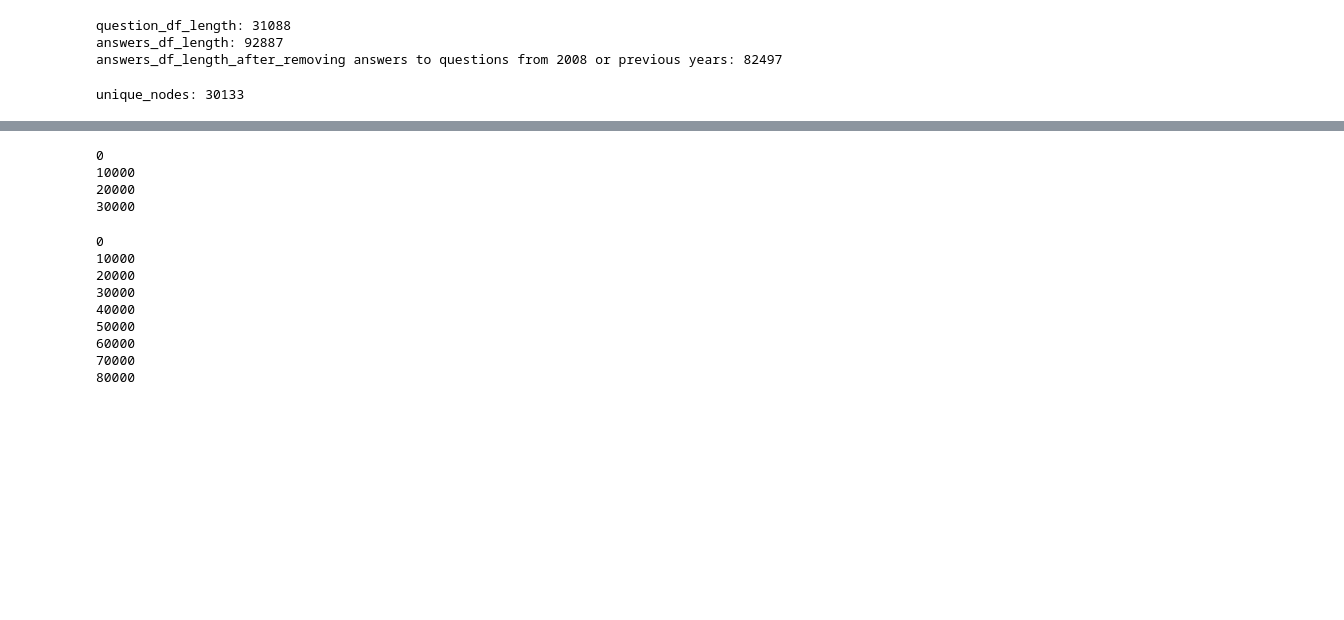
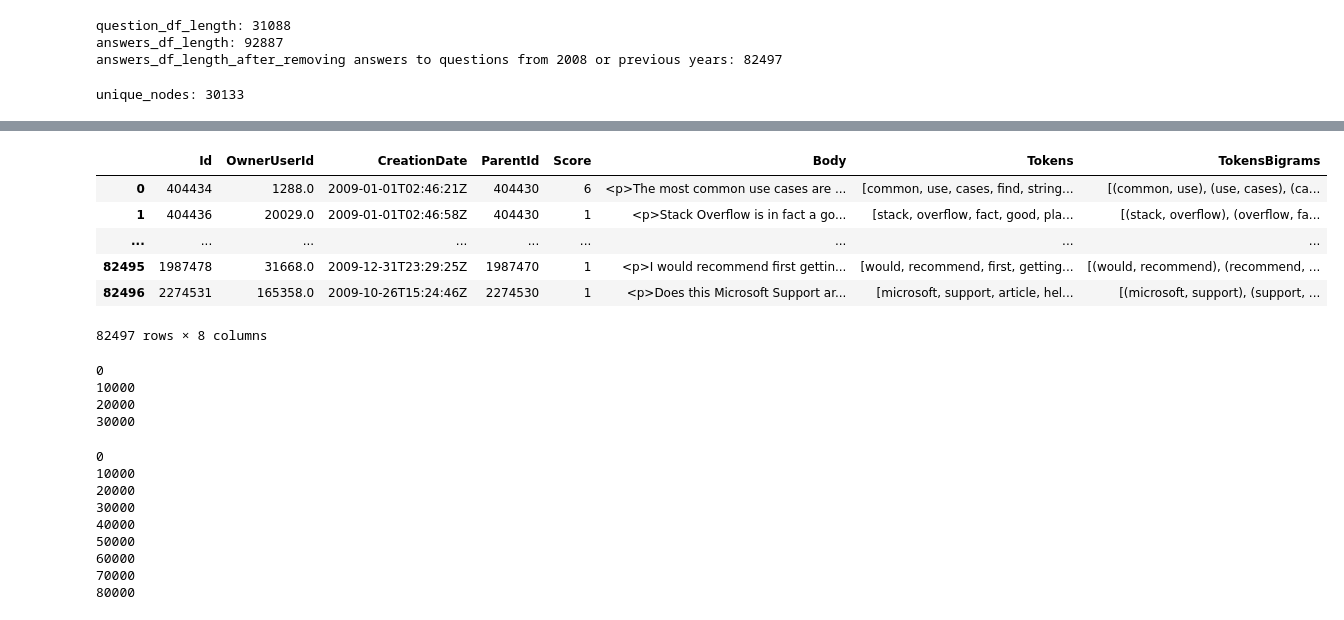
Before and after one commit to Student204161/computational-social-science-assignments, a Jupyter notebook: project.ipynb, the cells around one changed output, grey strips where cells are left out. Cells and saved outputs as stored; diff of their text form; code cells hidden in the pictures; blank space fills up the shorter version.

```diff
--- a/project.ipynb
+++ b/project.ipynb
@@ -435,3 +450,14 @@ subset_answers_df.to_csv('/work3/s204161/comp_social_science_data/subset_answers
+# %%
+#pd.set_option('display.max_rows', 5)
+subset_answers_df
+# %% [output]
+|  | Id | OwnerUserId | CreationDate | ParentId | Score | Body | Tokens | TokensBigrams |
+| 0 | 404434 | 1288.0 | 2009-01-01T02:46:21Z | 404430 | 6 | <p>The most common use cases are ... | [common, use, cases, find, string... | [(common, use), (use, cases), (ca... |
+| 1 | 404436 | 20029.0 | 2009-01-01T02:46:58Z | 404430 | 1 | <p>Stack Overflow is in fact a go... | [stack, overflow, fact, good, pla... | [(stack, overflow), (overflow, fa... |
+| ... | ... | ... | ... | ... | ... | ... | ... | ... |
+| 82495 | 1987478 | 31668.0 | 2009-12-31T23:29:25Z | 1987470 | 1 | <p>I would recommend first gettin... | [would, recommend, first, getting... | [(would, recommend), (recommend, ... |
+| 82496 | 2274531 | 165358.0 | 2009-10-26T15:24:46Z | 2274530 | 1 | <p>Does this Microsoft Support ar... | [microsoft, support, article, hel... | [(microsoft, support), (support, ... |
+82497 rows × 8 columns
 # %%
 import networkx as nx
 G = nx.DiGraph()
```
Also changed, not shown: parts of 42 cells of this notebook.
